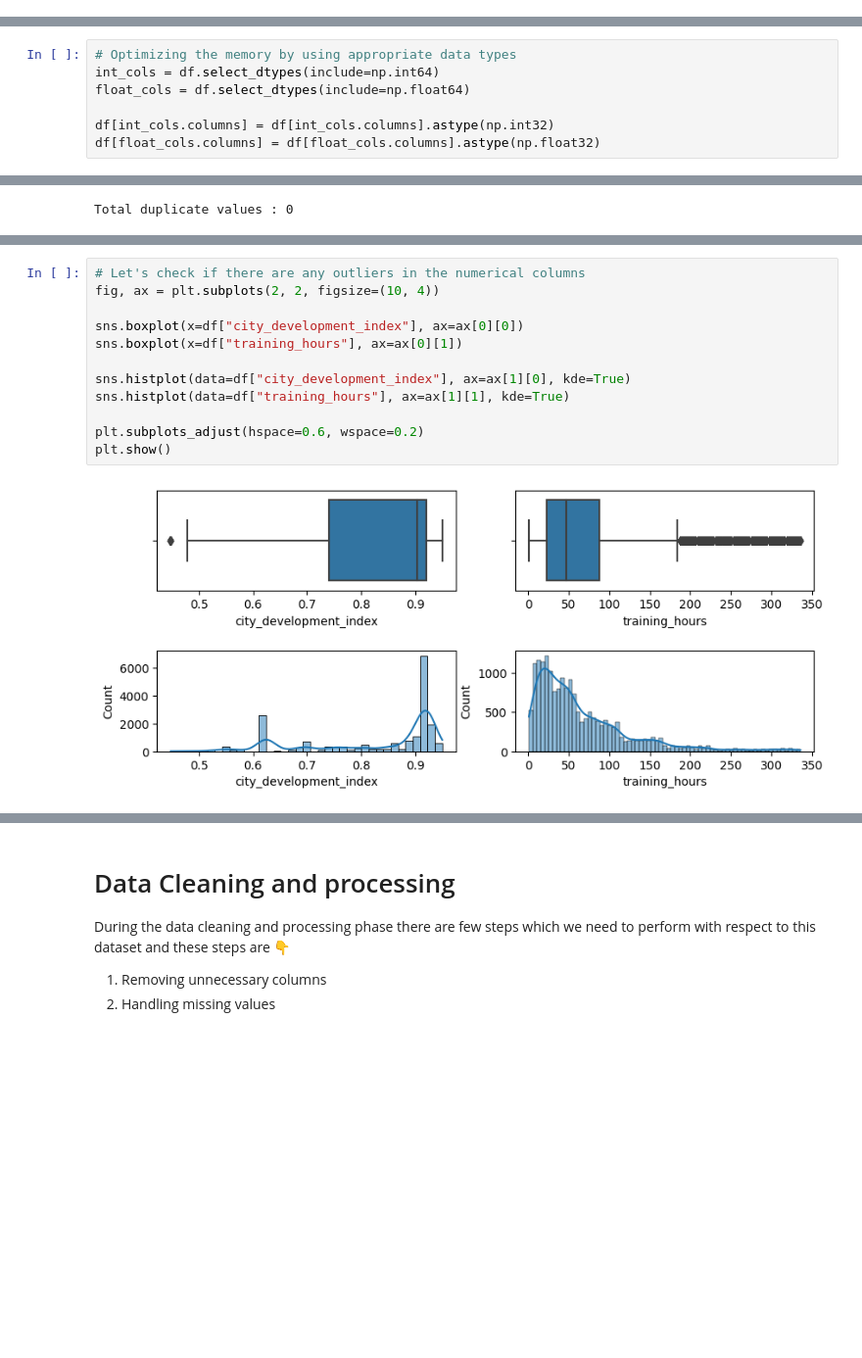
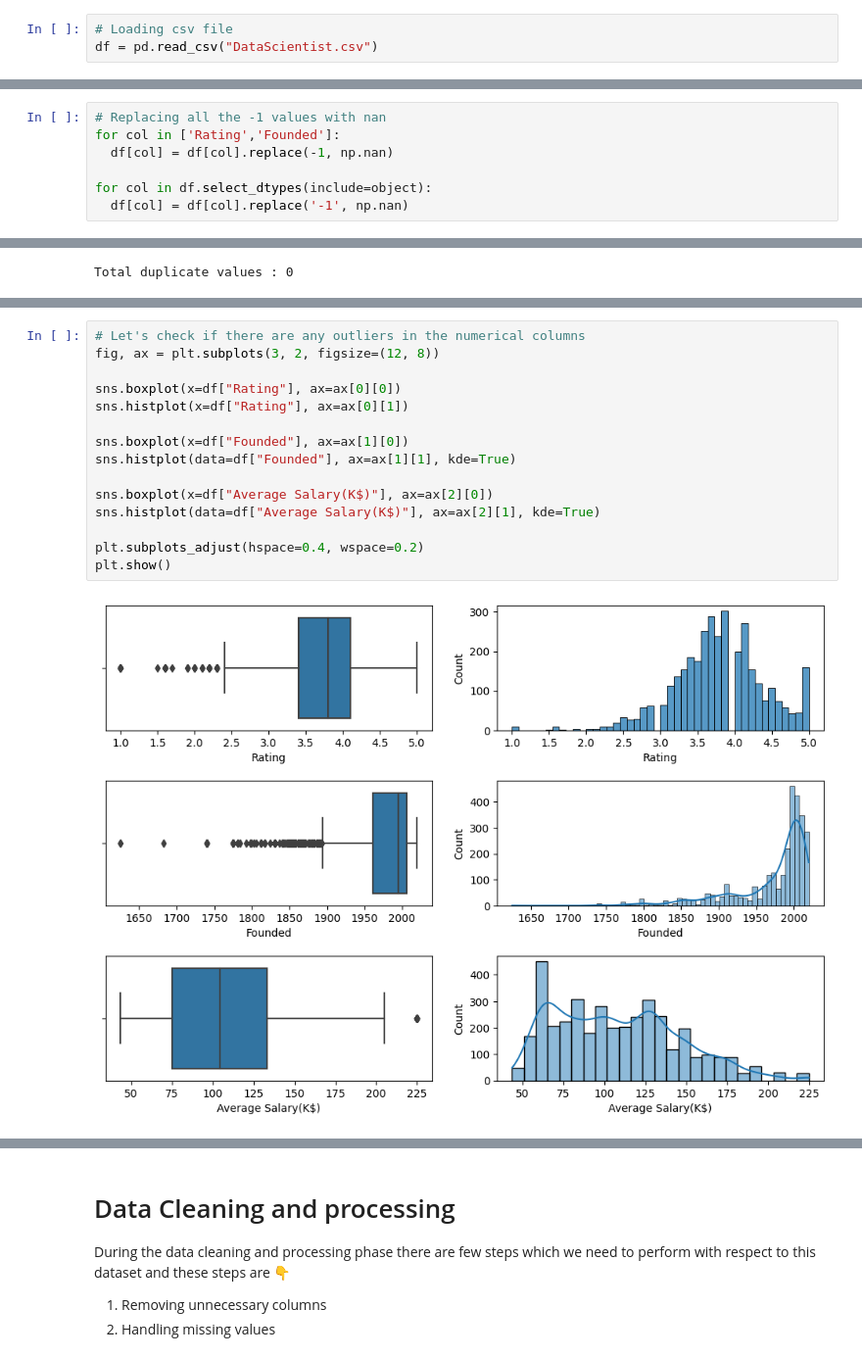
Before and after one commit to yuvraaj2002/AI_Projects, a Jupyter notebook: DS_Job_Prediction/notebook/Code.ipynb, the cells around one changed output, grey strips where cells are left out. Shown at 98% size. Saved outputs shown, nothing was run; the diff lists cells and outputs as text; blank space fills up the shorter version.

```diff
--- a/DS_Job_Prediction/notebook/Code.ipynb
+++ b/DS_Job_Prediction/notebook/Code.ipynb
@@ -42,3 +37,6 @@ df = pd.read_csv("Data.csv")
+# %%
+# Loading csv file
+df = pd.read_csv("DataScientist.csv")
 # %% [markdown]
 # Introductory EDA
 # %%
@@ -58,0 +55,7 @@ df.sample(5)
+# %%
+# Replacing all the -1 values with nan
+for col in ['Rating','Founded']:
+  df[col] = df[col].replace(-1, np.nan)
+
+for col in df.select_dtypes(include=object):
+  df[col] = df[col].replace('-1', np.nan)
@@ -92,7 +125,0 @@ memory usage: 1.9+ MB
-# %%
-# Optimizing the memory by using appropriate data types
-int_cols = df.select_dtypes(include=np.int64)
-float_cols = df.select_dtypes(include=np.float64)
-
-df[int_cols.columns] = df[int_cols.columns].astype(np.int32)
-df[float_cols.columns] = df[float_cols.columns].astype(np.float32)
@@ -161,15 +173,18 @@ plt.show()
 # %%
 # Let's check if there are any outliers in the numerical columns
-fig, ax = plt.subplots(2, 2, figsize=(10, 4))
+fig, ax = plt.subplots(3, 2, figsize=(12, 8))
 
-sns.boxplot(x=df["city_development_index"], ax=ax[0][0])
-sns.boxplot(x=df["training_hours"], ax=ax[0][1])
+sns.boxplot(x=df["Rating"], ax=ax[0][0])
+sns.histplot(x=df["Rating"], ax=ax[0][1])
 
-sns.histplot(data=df["city_development_index"], ax=ax[1][0], kde=True)
-sns.histplot(data=df["training_hours"], ax=ax[1][1], kde=True)
+sns.boxplot(x=df["Founded"], ax=ax[1][0])
+sns.histplot(data=df["Founded"], ax=ax[1][1], kde=True)
 
-plt.subplots_adjust(hspace=0.6, wspace=0.2)
+sns.boxplot(x=df["Average Salary(K$)"], ax=ax[2][0])
+sns.histplot(data=df["Average Salary(K$)"], ax=ax[2][1], kde=True)
+
+plt.subplots_adjust(hspace=0.4, wspace=0.2)
 plt.show()
 # %% [output]
-[figure, old version]
+[figure, new version]
 # %%
```
Also changed, not shown: parts of 36 cells of this notebook.
